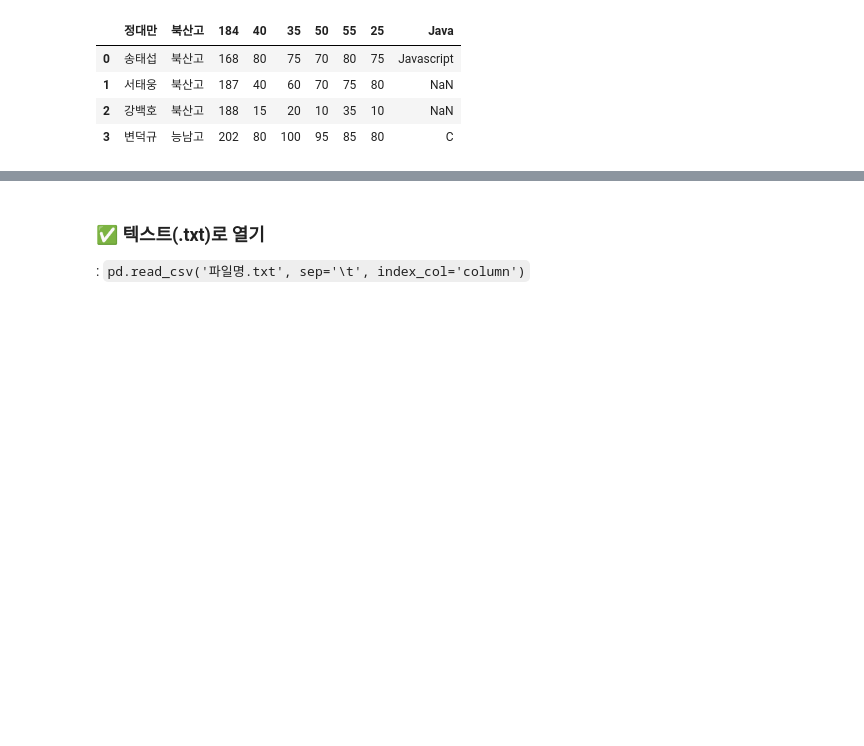
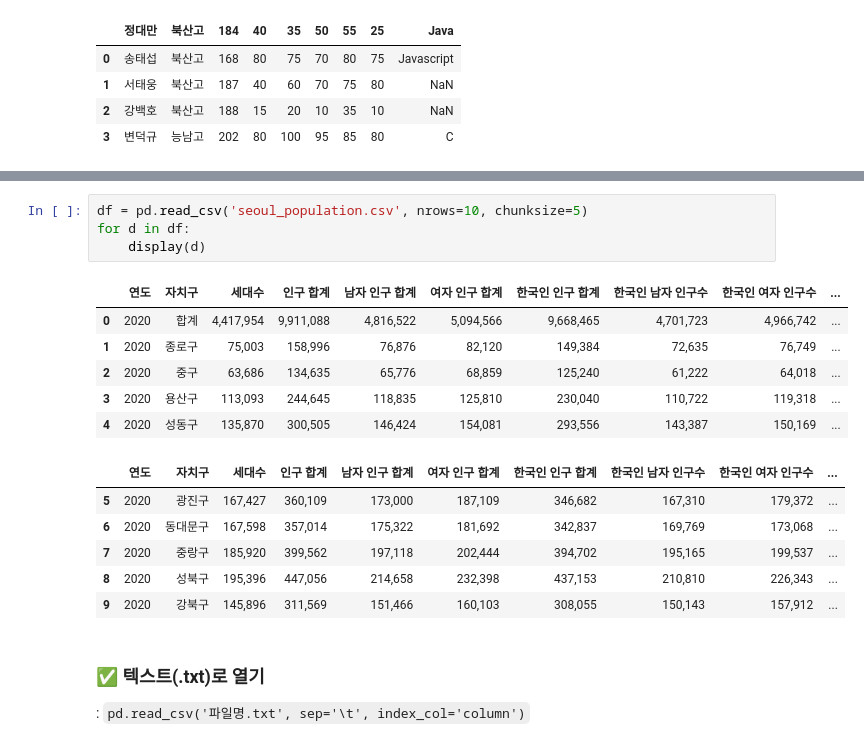
Before and after one commit to HeeJu-XiJu/Pandas, a Jupyter notebook: 03. 데이터입출력 - to_csv, read_csv.ipynb, the cells around one changed output, grey strips where cells are left out. Drawn from its saved outputs; the diff is of its cells as text; blank space fills up the shorter version.

````diff
--- a/03. 데이터입출력 - to_csv, read_csv.ipynb
+++ b/03. 데이터입출력 - to_csv, read_csv.ipynb
@@ -110,3 +132,20 @@ df
+# %%
+df = pd.read_csv('seoul_population.csv', nrows=10, chunksize=5)
+for d in df:
+    display(d)
+# %% [output]
+|  | 연도 | 자치구 | 세대수 | 인구 합계 | 남자 인구 합계 | 여자 인구 합계 | 한국인 인구 합계 | 한국인 남자 인구수 | 한국인 여자 인구수 | ... |
+| 0 | 2020 | 합계 | 4,417,954 | 9,911,088 | 4,816,522 | 5,094,566 | 9,668,465 | 4,701,723 | 4,966,742 | ... |
+| 1 | 2020 | 종로구 | 75,003 | 158,996 | 76,876 | 82,120 | 149,384 | 72,635 | 76,749 | ... |
+| 2 | 2020 | 중구 | 63,686 | 134,635 | 65,776 | 68,859 | 125,240 | 61,222 | 64,018 | ... |
+| 3 | 2020 | 용산구 | 113,093 | 244,645 | 118,835 | 125,810 | 230,040 | 110,722 | 119,318 | ... |
+| 4 | 2020 | 성동구 | 135,870 | 300,505 | 146,424 | 154,081 | 293,556 | 143,387 | 150,169 | ... |
+|  | 연도 | 자치구 | 세대수 | 인구 합계 | 남자 인구 합계 | 여자 인구 합계 | 한국인 인구 합계 | 한국인 남자 인구수 | 한국인 여자 인구수 | ... |
+| 5 | 2020 | 광진구 | 167,427 | 360,109 | 173,000 | 187,109 | 346,682 | 167,310 | 179,372 | ... |
+| 6 | 2020 | 동대문구 | 167,598 | 357,014 | 175,322 | 181,692 | 342,837 | 169,769 | 173,068 | ... |
+| 7 | 2020 | 중랑구 | 185,920 | 399,562 | 197,118 | 202,444 | 394,702 | 195,165 | 199,537 | ... |
+| 8 | 2020 | 성북구 | 195,396 | 447,056 | 214,658 | 232,398 | 437,153 | 210,810 | 226,343 | ... |
+| 9 | 2020 | 강북구 | 145,896 | 311,569 | 151,466 | 160,103 | 308,055 | 150,143 | 157,912 | ... |
 # %% [markdown]
 ### ✅ 텍스트(.txt)로 열기
 : ```pd.read_csv('파일명.txt', sep='\t', index_col='column')```
````
Also changed, not shown: parts of 16 cells of this notebook.
